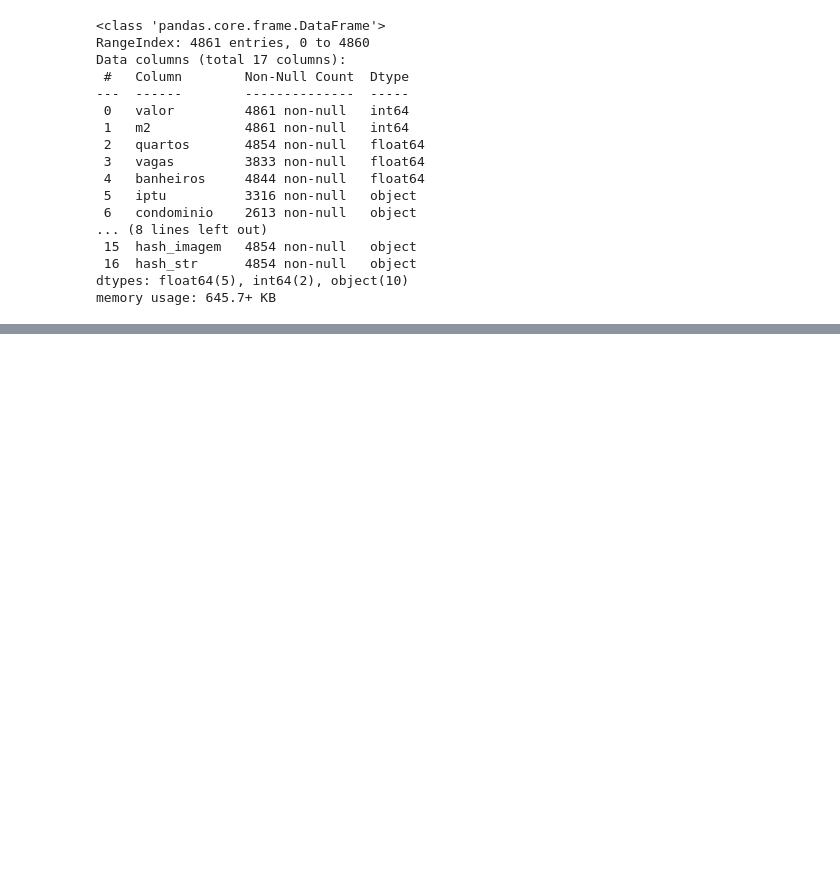
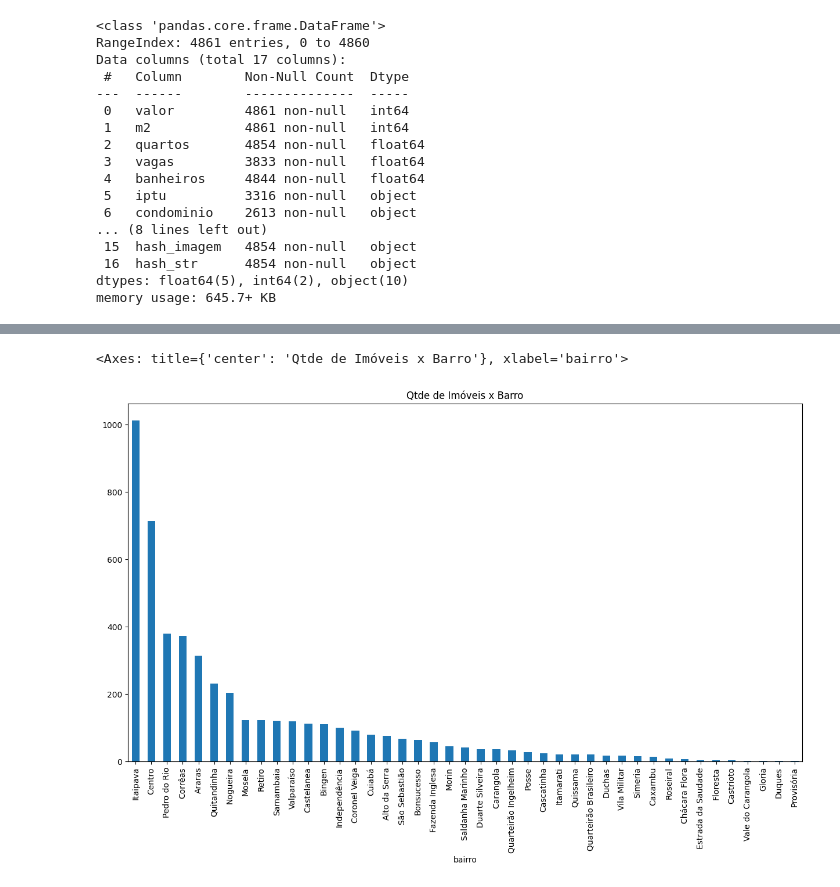
Before and after one commit to ryanrtavares/analise_imobiliaria_petropolitana, a Jupyter notebook: analise_imobiliaria_machine_learning.ipynb, the cells around one changed output, grey strips where cells are left out. Drawn from its saved outputs; the diff is of its cells as text; code cells hidden in the pictures; blank space fills up the shorter version.

```diff
--- a/analise_imobiliaria_machine_learning.ipynb
+++ b/analise_imobiliaria_machine_learning.ipynb
@@ -72,0 +138,6 @@ memory usage: 645.7+ KB
+# %%
+plt.figure(figsize=(15, 8))
+base.bairro.value_counts().plot(kind = 'bar', title = "Qtde de Imóveis x Barro")  ## analisando a quantidade de imóveis por bairro
+# %% [output]
+<Axes: title={'center': 'Qtde de Imóveis x Barro'}, xlabel='bairro'>
+[figure, added]
```
Also changed, not shown: parts of 12 cells of this notebook.
